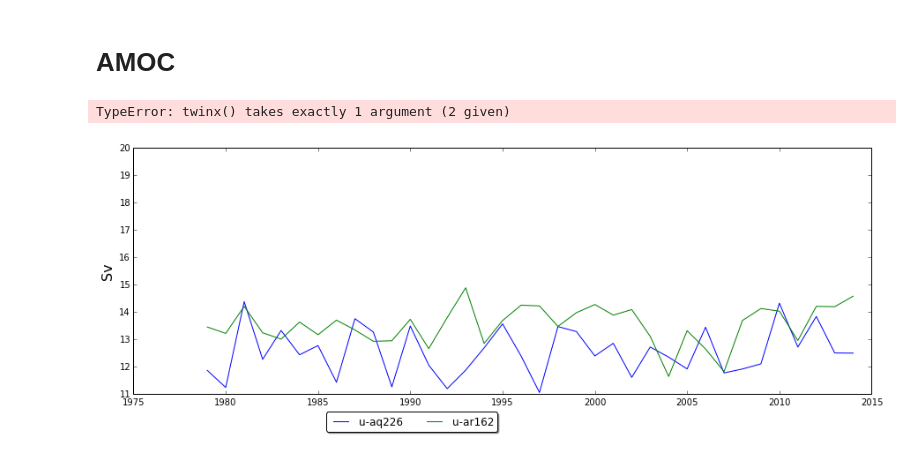
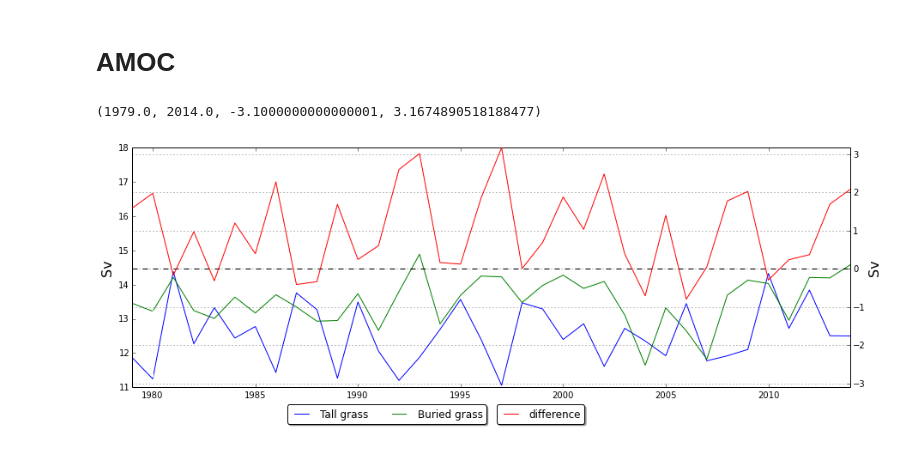
Before and after one commit to douglask3/albedo_teleconection, a Jupyter notebook: plot_AMOC.ipynb, the cells around one changed output. Cells and saved outputs as stored; diff of their text form; code cells hidden in the pictures.

Commit message:
tidying plot

```diff
--- a/plot_AMOC.ipynb
+++ b/plot_AMOC.ipynb
@@ -30,9 +30,10 @@ import cartopy.crs as ccrs
 
 plt.rcParams['figure.figsize'] = (15.0, 5.0)
 # %%
-jobs = ['u-aq226', 'u-ar162']
-dir   = ['data/ocean/' + i + '/' for i in jobs]
-lat = 26
+jobs   = ['u-aq226', 'u-ar162']
+titles = ['Tall grass', 'Buried grass']
+dir    = ['data/ocean/' + i + '/' for i in jobs]
+lat    = 26
 # %%
 def load_varname(dir, varname = 'Meridional Stream-Function: Atlantic'):
     files = listdir_path(dir)
@@ -62,31 +63,31 @@ AMOC_TS = [find_AMOCS_at_x(amoc) for amoc in AMOC]
 # %%
 ## plot setup
 both = [i.shape[0] for i in AMOC_TS]
 Len = np.min(both)
 x = np.arange(1979, 1979 + Len)
 
 def annotate(loc):
     plt.gca().set_ylabel('Sv', fontsize=16)
     plt.legend(loc = loc, bbox_to_anchor = (0.5, -0.05),
                fancybox = True, shadow = True, ncol = 2)
 
 ## plot jobs
-for amoc, title in zip(AMOC_TS, jobs): plt.plot(x, amoc[:Len], label = title)
+for amoc, title in zip(AMOC_TS, titles): plt.plot(x, amoc[:Len], label = title)
 annotate('upper right')
-plt.ylim((11.0,20.0))
+plt.ylim((11.0,18.0))
 ## plot difference
 dAMOC = AMOC_TS[1][:Len] - AMOC_TS[0][:Len]
 
 ax2 = plt.gca().twinx()
 plt.plot(x, np.repeat(0.0, Len), 'k--')
 
+plt.plot([1980, 1980], [-3.1, 3.0], 'w--')
 plt.plot(x, dAMOC, 'r', label = 'difference')
-plt.ylim((-2.1,3.1))
 annotate('upper left')
 
 ## finish plot
 plt.grid(True)
 plt.axis('tight')
 # %% [output]
-TypeError: twinx() takes exactly 1 argument (2 given)
+(1979.0, 2014.0, -3.1000000000000001, 3.1674890518188477)
-[figure, old version]
+[figure, new version]
```
